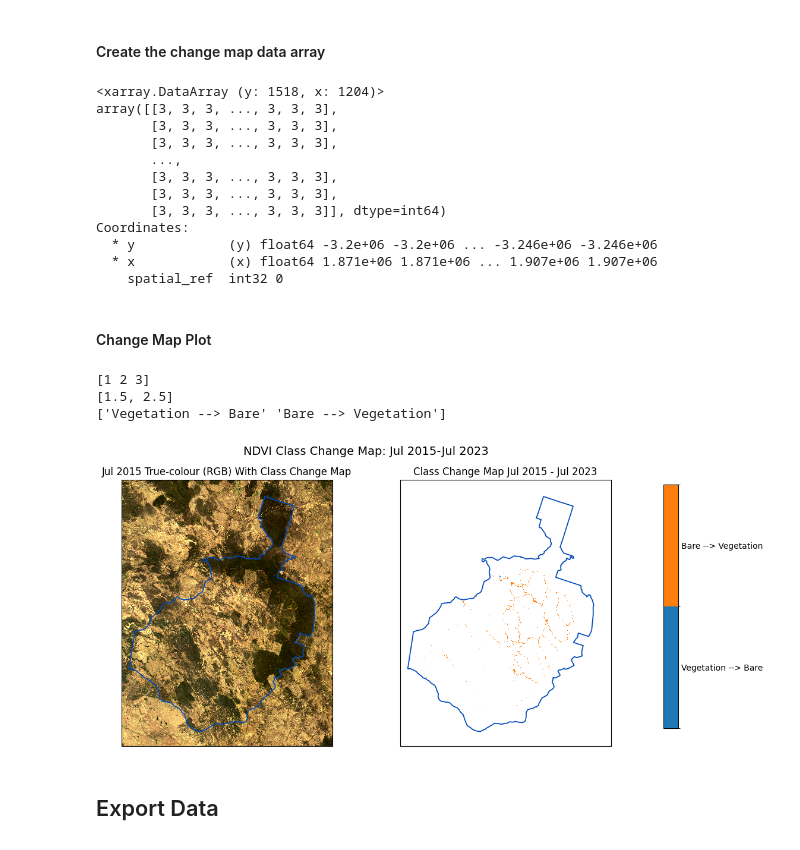
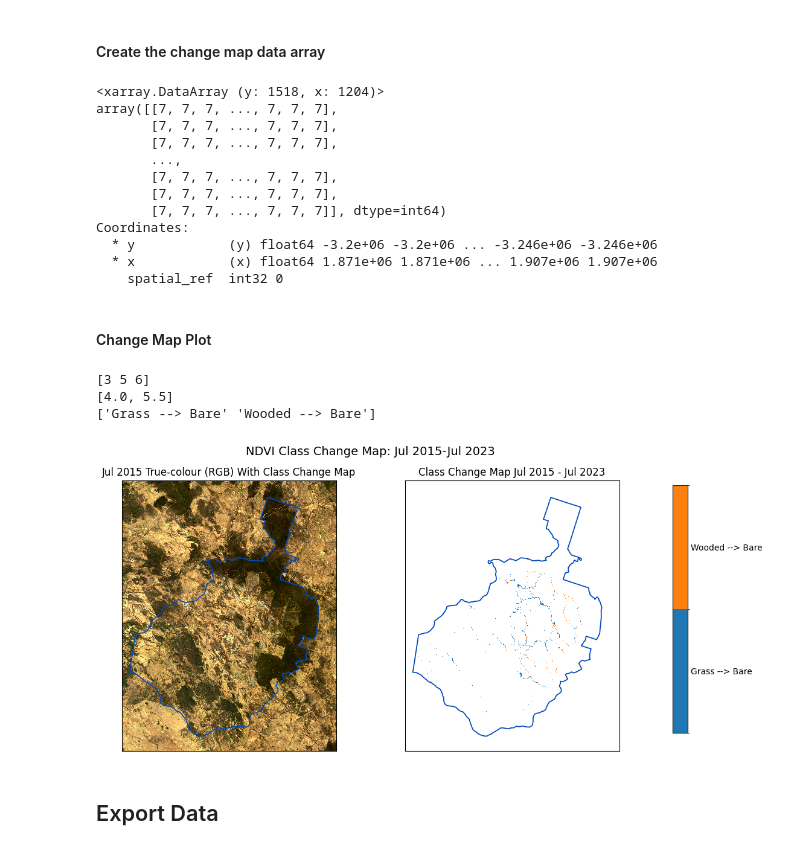
Before and after one commit to mjdear68/Traprock_KBA_Change_Detection, a Jupyter notebook: nbk/post_class_analysis.ipynb, the cells around one changed output. Drawn from its saved outputs; the diff is of its cells as text; code cells hidden in the pictures.

Commit message:
post_class_analysis.ipynb: fixed change class map labelling error

```diff
--- a/nbk/post_class_analysis.ipynb
+++ b/nbk/post_class_analysis.ipynb
@@ -34,7 +34,7 @@ from global_params import *
 # Class variable of interest
 class_var = 'NDVI_Class'
 # Class labels
-cl_labels = ['Bare', 'Vegetation']
+cl_labels = ['Bare', 'Grass', 'Wooded']
 # %% [markdown]
 ## Step 1: Load data
 # %%
@@ -312,7 +315,7 @@ df_ch_cl = pd.DataFrame(
 )
 
 # Create the change labels
-df_ch_cl['ch_cl_label'] = [cl_labels[df_ch_cl.cl0[i]-1] +' --> '+cl_labels[df_ch_cl.cl1[i]-1] for i in df_ch_cl.index]
+df_ch_cl['ch_cl_label'] = [cl_labels[df_ch_cl.cl0[i]] +' --> '+cl_labels[df_ch_cl.cl1[i]] for i in df_ch_cl.index]
 df_ch_cl.loc[[df_ch_cl.cl0[i] == df_ch_cl.cl1[i] for i in df_ch_cl.index], 'ch_cl_label'] = 'No Change'
 
 # Create the change class numbers column
@@ -408,13 +416,13 @@ da_change_map = da_change_map.rio.write_crs(crs)
 da_change_map
 # %% [output]
 <xarray.DataArray (y: 1518, x: 1204)>
-array([[3, 3, 3, ..., 3, 3, 3],
-       [3, 3, 3, ..., 3, 3, 3],
-       [3, 3, 3, ..., 3, 3, 3],
+array([[7, 7, 7, ..., 7, 7, 7],
+       [7, 7, 7, ..., 7, 7, 7],
+       [7, 7, 7, ..., 7, 7, 7],
        ...,
-       [3, 3, 3, ..., 3, 3, 3],
-       [3, 3, 3, ..., 3, 3, 3],
-       [3, 3, 3, ..., 3, 3, 3]], dtype=int64)
+       [7, 7, 7, ..., 7, 7, 7],
+       [7, 7, 7, ..., 7, 7, 7],
+       [7, 7, 7, ..., 7, 7, 7]], dtype=int64)
 Coordinates:
   * y            (y) float64 -3.2e+06 -3.2e+06 ... -3.246e+06 -3.246e+06
   * x            (x) float64 1.871e+06 1.871e+06 ... 1.907e+06 1.907e+06
@@ -423,7 +431,7 @@ Coordinates:
 #### Change Map Plot
 # %%
 # These are the change classes of interest based on the class change matrix
-ch_map_nums = np.array([1,2])
+ch_map_nums = np.array([3,5])
 da_change_map_filt = da_change_map.where(da_change_map.isin(ch_map_nums))
 # %%
 # Get the unique ch_cl_nums
@@ -442,12 +450,12 @@ print(ax_tick_loc)
 ax_tick_labels = np.array(df_ch_cl.ch_cl_label[df_ch_cl.ch_cl_num.isin(ch_cl_num_unq[:-1])].unique())
 print(ax_tick_labels)
 # %% [output]
-[1 2 3]
-[1.5, 2.5]
-['Vegetation --> Bare' 'Bare --> Vegetation']
+[3 5 6]
+[4.0, 5.5]
+['Grass --> Bare' 'Wooded --> Bare']
 # %%
 # alpha value for RGB plot overlay
-alpha = 0.5
+alpha = 0.6
 
 # Class colours
 colors=['#EEEEEE',
@@ -497,34 +505,34 @@ axes[1].set_title('Class Change Map '+periods[0]+' - '+periods[1])
 
 for ax in fig.axes:
     remove_labels_ticks(ax)
     poly.boundary.plot(ax=ax, linewidth=1.25, color='#0249ba')
 
 
 # Add colorbar - Vertical at side
 cax = fig.add_axes([1, 0.09, 0.025, 0.82])
 cb = fig.colorbar(
                           colour,
                           cax=cax,
                           orientation = 'vertical',
                          )
 
 cb.set_ticks(ax_tick_loc)
 cb.set_ticklabels(ax_tick_labels)
 cb.ax.tick_params(size=0)
 # cb.set_label('Change Class', fontsize=11)
 
 
 fig.tight_layout()
 fig.suptitle('NDVI Class Change Map: '+periods[0]+'-'+periods[1], y=1.04, fontsize=14)
 
 # bbox_inches = "tight" is required to stop labels at edges being cut off
 # https://stackoverflow.com/questions/35992492/savefig-cuts-off-title
 fig.savefig(img_dir+'NDVI_change_map_'+periods[0]+'-'+periods[1]+'.png', dpi=600, bbox_inches = "tight");
 
 plt.show()
 plt.close('all')
 # %% [output]
-[figure, old version]
+[figure, new version]
 # %% [markdown]
 ## Export Data
 # %%
```
Also changed, not shown: parts of 11 cells of this notebook, 1 other file.
